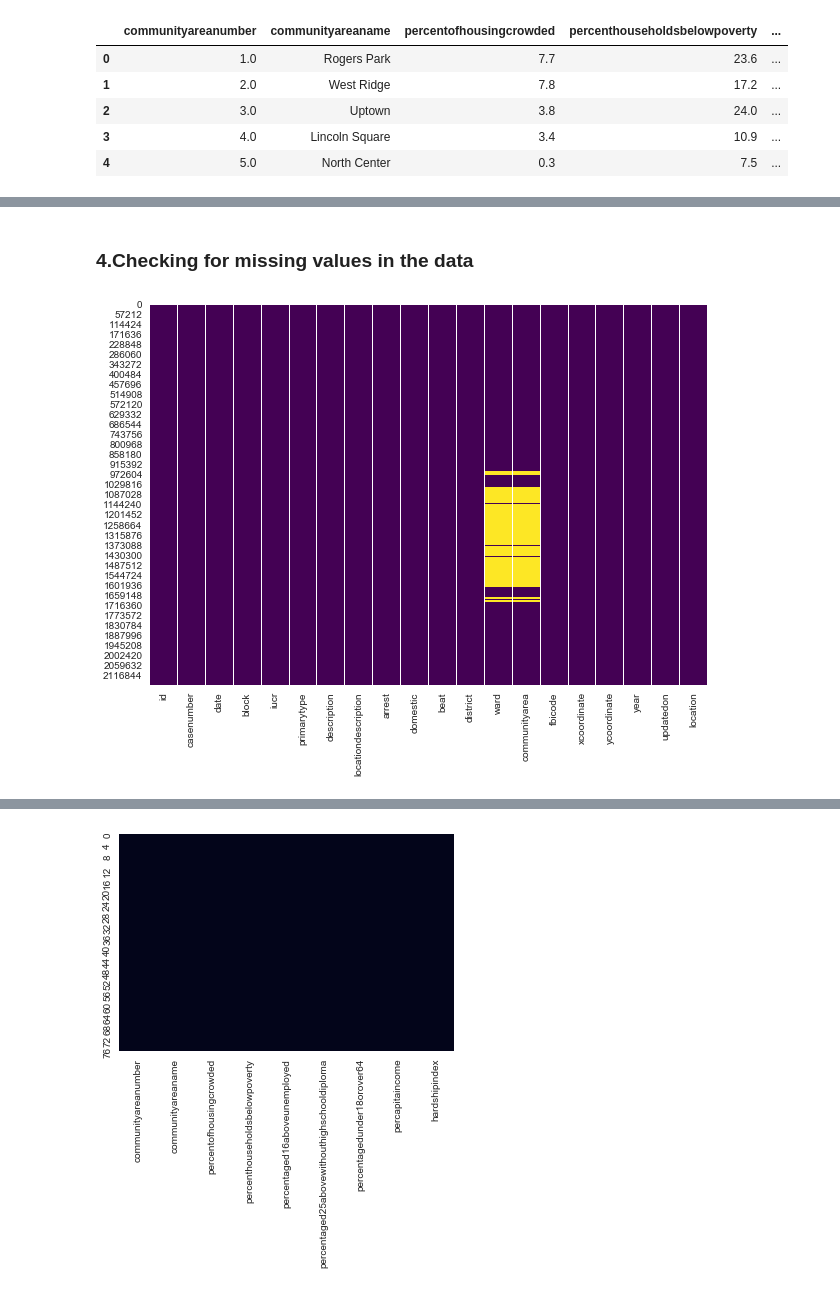
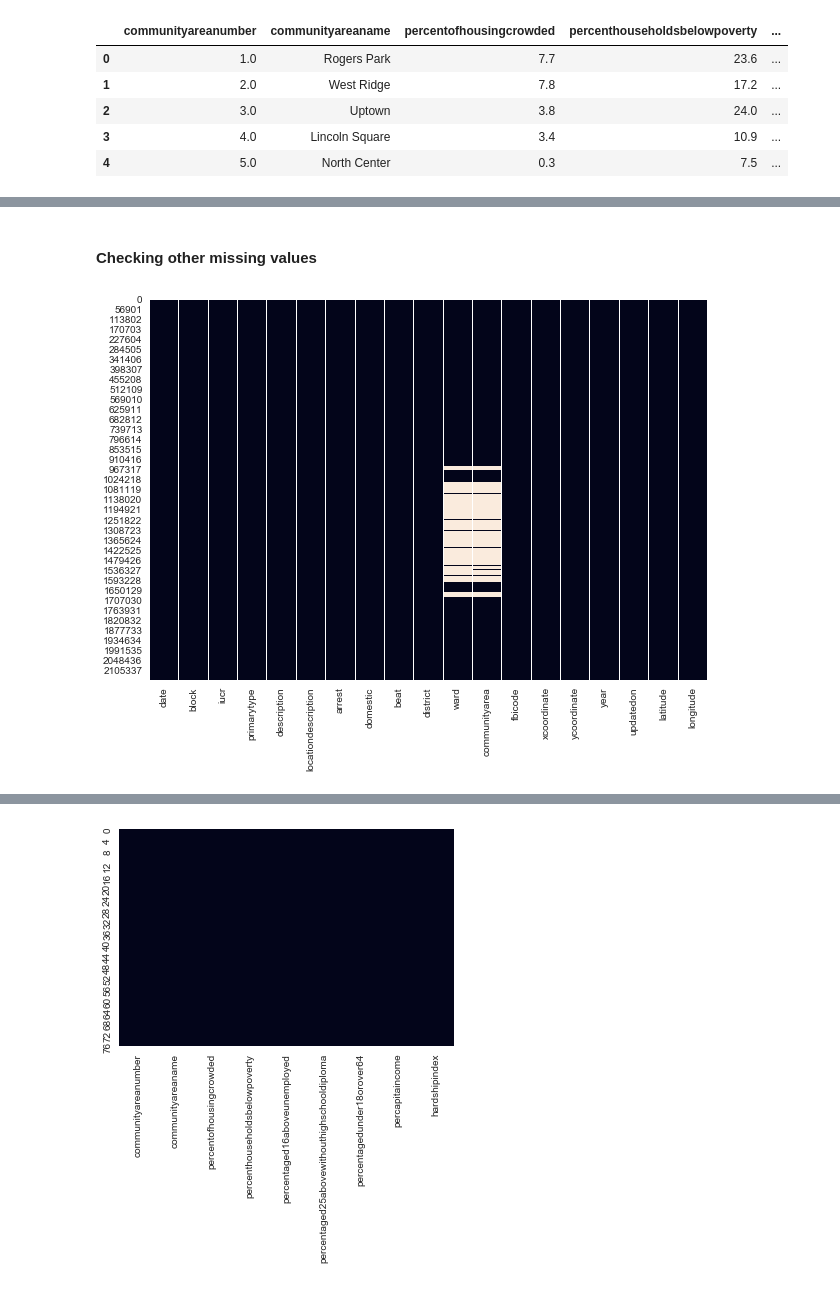
Before and after one commit to tejalvs/ChicagoCrimeAnalysis, a Jupyter notebook: DataCleaning_1.ipynb, the cells around one changed output, grey strips where cells are left out. Cells and saved outputs as stored; diff of their text form; code cells hidden in the pictures.

```diff
--- a/DataCleaning_1.ipynb
+++ b/DataCleaning_1.ipynb
@@ -100,3 +99,0 @@ Crimes.head(10)
-# %%
-Crimes.drop(['Latitude','Longitude'],axis=1,inplace=True)
-Crimes.head(5)
@@ -134,0 +135,2 @@ Crimes.head()
+# %%
+Crimes.drop(['id','casenumber','location'],axis=1,inplace=True)
@@ -135,9 +167,11 @@ Crimes.head()
+# %%
+Crimes.dropna(subset=['longitude'],inplace=True)
+Crimes.reset_index(drop=True,inplace=True)
 # %% [markdown]
-### 4.Checking for missing values in the data
+#### Checking other missing values
 # %%
 plt.figure(figsize=(10,7))
-sns.color_palette("magma", as_cmap=True)
-sns.heatmap(Crimes.isnull(), cbar = False,cmap="viridis")
+sns.heatmap(Crimes.isnull(), cbar = False)
 plt.show()
 # %% [output]
-[figure, old version]
+[figure, new version]
```
Also changed, not shown: parts of 20 cells of this notebook.
